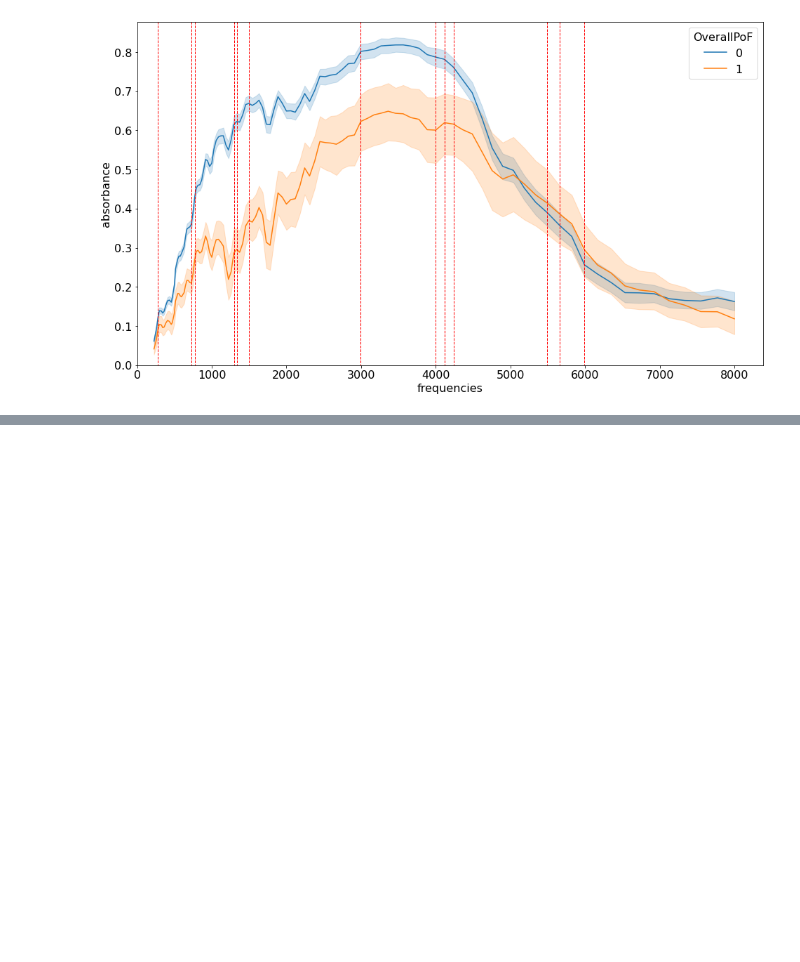
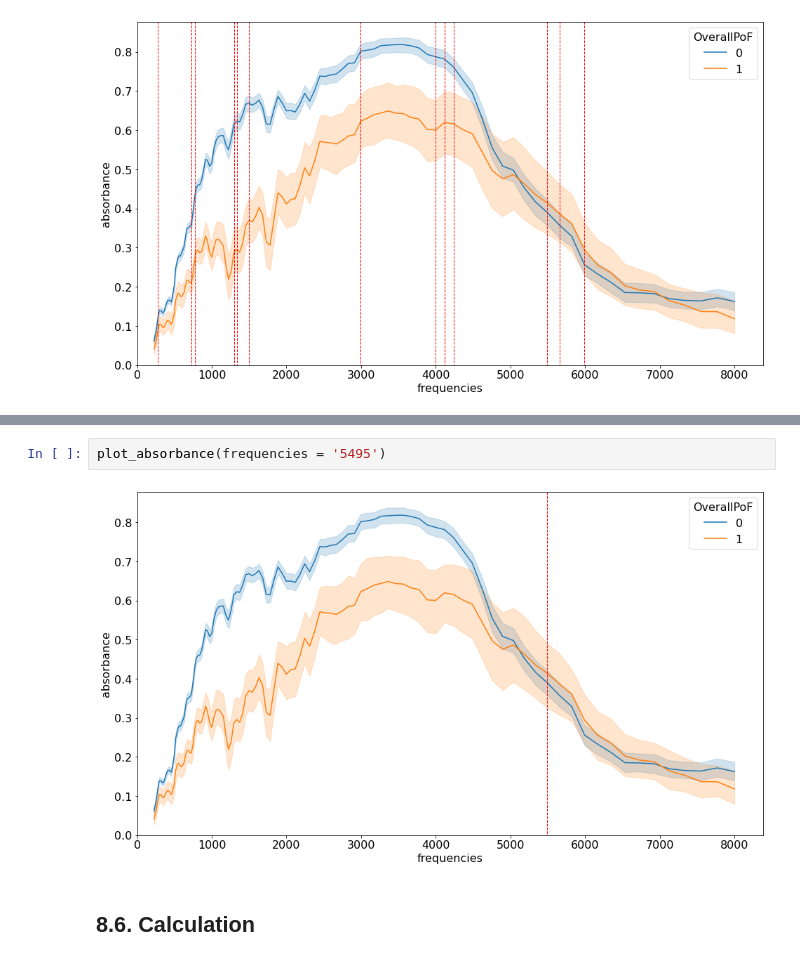
Before and after one commit to 12-Ears/P1_Edward, a Jupyter notebook: 05.5 - SVM putting it all together.ipynb, the cells around one changed output, grey strips where cells are left out. Drawn from its saved outputs; the diff is of its cells as text; blank space fills up the shorter version.

```diff
--- a/05.5 - SVM putting it all together.ipynb
+++ b/05.5 - SVM putting it all together.ipynb
@@ -553,0 +646,6 @@ final_model[ 'classifier' ].get_params()
+# %%
+plot_absorbance(frequencies = '5495')
+# %% [output]
+[figure, added]
+# %% [markdown]
+## 8.6. Calculation
```
Also changed, not shown: parts of 34 cells of this notebook.
